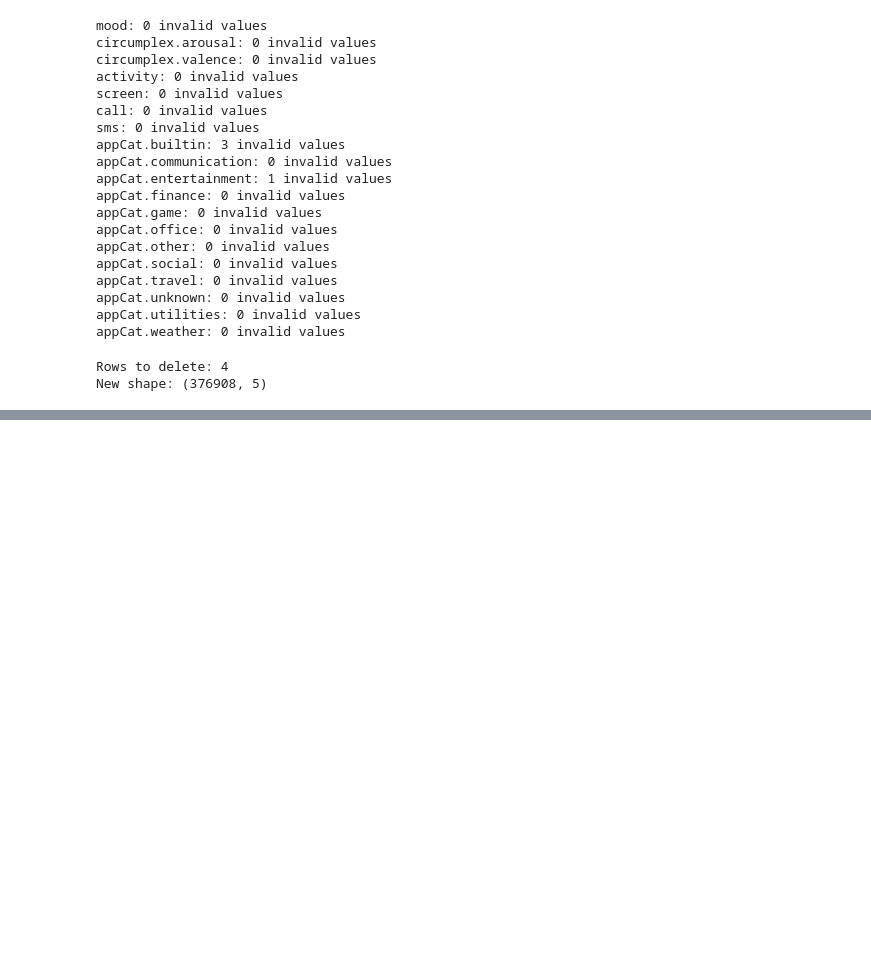
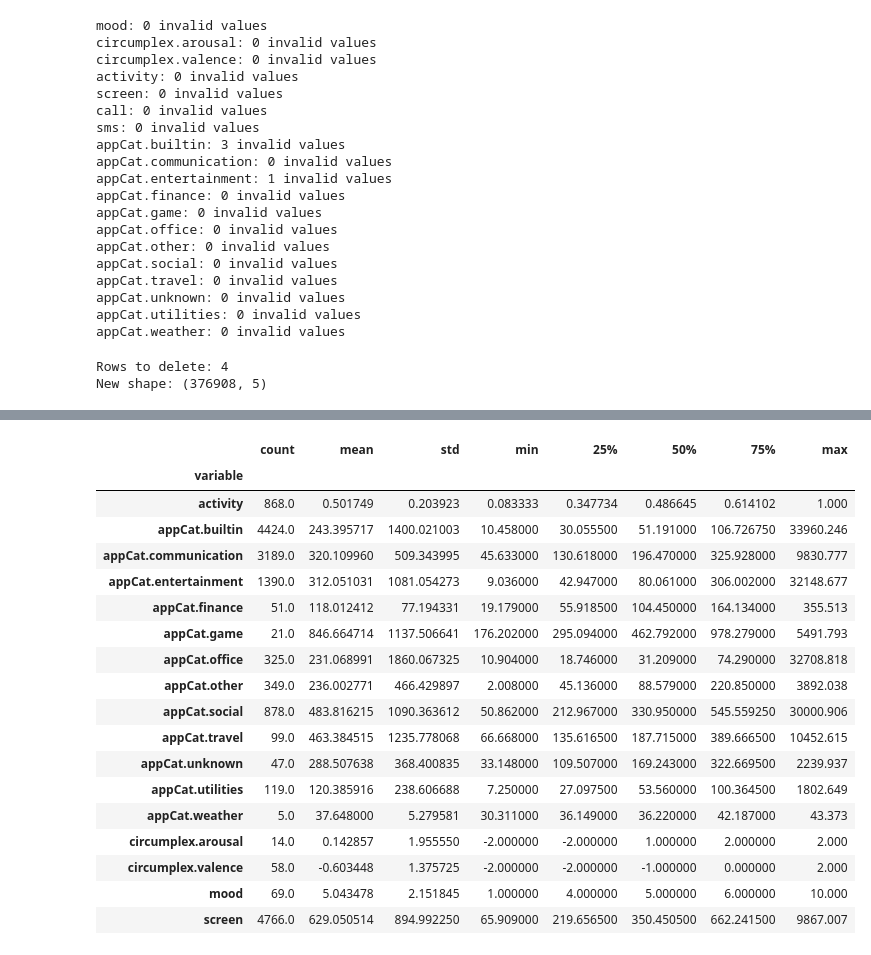
Before and after one commit to FieBergli/DMT_A1, a Jupyter notebook: clean_data.ipynb, the cells around one changed output, grey strips where cells are left out. Saved outputs shown, nothing was run; the diff lists cells and outputs as text; code cells hidden in the pictures; blank space fills up the shorter version.

```diff
--- a/clean_data.ipynb
+++ b/clean_data.ipynb
@@ -154,0 +721,15 @@ New shape: (376908, 5)
+# %%
+# Convert indices to sets
+iqr_indices = set(outliers_df.index)
+rolling_indices = set(rolling_anomalies_df.index)
+
+# Overlap
+common = iqr_indices.intersection(rolling_indices)
+
+print("IQR outliers:", len(iqr_indices))
+print("Rolling anomalies:", len(rolling_indices))
+print("Overlap:", len(common))
+
+# Percentage overlap
+if len(iqr_indices) > 0:
+    print("Overlap (% of IQR):", len(common) / len(iqr_indices))
@@ -154,0 +741,25 @@ New shape: (376908, 5)
+# %%
+# save to file
+
+# Convert set to list (needed for indexing)
+common_list = list(common)
+
+# Select overlap rows from original dataset
+overlap_df = df_no_invalid.loc[common_list].copy()
+
+# Optional: sort nicely
+overlap_df = overlap_df.sort_values(['id', 'variable', 'time'])
+
+# Save to CSV
+overlap_df.to_csv("overlap_outliers.csv", index=False)
+
+print("Overlap outliers saved:", len(overlap_df))
+
+overlap_with_info = overlap_df.merge(
+    rolling_anomalies_df[['deviation']],
+    left_index=True,
+    right_index=True,
+    how='left'
+)
+
+overlap_with_info.to_csv("overlap_outliers_with_scores.csv", index=False)
@@ -154,0 +782,22 @@ New shape: (376908, 5)
+# %%
+overlap_df.groupby('variable')['value'].describe()
+# %% [output]
+|  | count | mean | std | min | 25% | 50% | 75% | max |
+| variable |  |  |  |  |  |  |  |  |
+| activity | 868.0 | 0.501749 | 0.203923 | 0.083333 | 0.347734 | 0.486645 | 0.614102 | 1.000 |
+| appCat.builtin | 4424.0 | 243.395717 | 1400.021003 | 10.458000 | 30.055500 | 51.191000 | 106.726750 | 33960.246 |
+| appCat.communication | 3189.0 | 320.109960 | 509.343995 | 45.633000 | 130.618000 | 196.470000 | 325.928000 | 9830.777 |
+| appCat.entertainment | 1390.0 | 312.051031 | 1081.054273 | 9.036000 | 42.947000 | 80.061000 | 306.002000 | 32148.677 |
+| appCat.finance | 51.0 | 118.012412 | 77.194331 | 19.179000 | 55.918500 | 104.450000 | 164.134000 | 355.513 |
+| appCat.game | 21.0 | 846.664714 | 1137.506641 | 176.202000 | 295.094000 | 462.792000 | 978.279000 | 5491.793 |
+| appCat.office | 325.0 | 231.068991 | 1860.067325 | 10.904000 | 18.746000 | 31.209000 | 74.290000 | 32708.818 |
+| appCat.other | 349.0 | 236.002771 | 466.429897 | 2.008000 | 45.136000 | 88.579000 | 220.850000 | 3892.038 |
+| appCat.social | 878.0 | 483.816215 | 1090.363612 | 50.862000 | 212.967000 | 330.950000 | 545.559250 | 30000.906 |
+| appCat.travel | 99.0 | 463.384515 | 1235.778068 | 66.668000 | 135.616500 | 187.715000 | 389.666500 | 10452.615 |
+| appCat.unknown | 47.0 | 288.507638 | 368.400835 | 33.148000 | 109.507000 | 169.243000 | 322.669500 | 2239.937 |
+| appCat.utilities | 119.0 | 120.385916 | 238.606688 | 7.250000 | 27.097500 | 53.560000 | 100.364500 | 1802.649 |
+| appCat.weather | 5.0 | 37.648000 | 5.279581 | 30.311000 | 36.149000 | 36.220000 | 42.187000 | 43.373 |
+| circumplex.arousal | 14.0 | 0.142857 | 1.955550 | -2.000000 | -2.000000 | 1.000000 | 2.000000 | 2.000 |
+| circumplex.valence | 58.0 | -0.603448 | 1.375725 | -2.000000 | -2.000000 | -1.000000 | 0.000000 | 2.000 |
+| mood | 69.0 | 5.043478 | 2.151845 | 1.000000 | 4.000000 | 5.000000 | 6.000000 | 10.000 |
+| screen | 4766.0 | 629.050514 | 894.992250 | 65.909000 | 219.656500 | 350.450500 | 662.241500 | 9867.007 |
```
Also changed, not shown: parts of 37 cells of this notebook, 12 other files.
